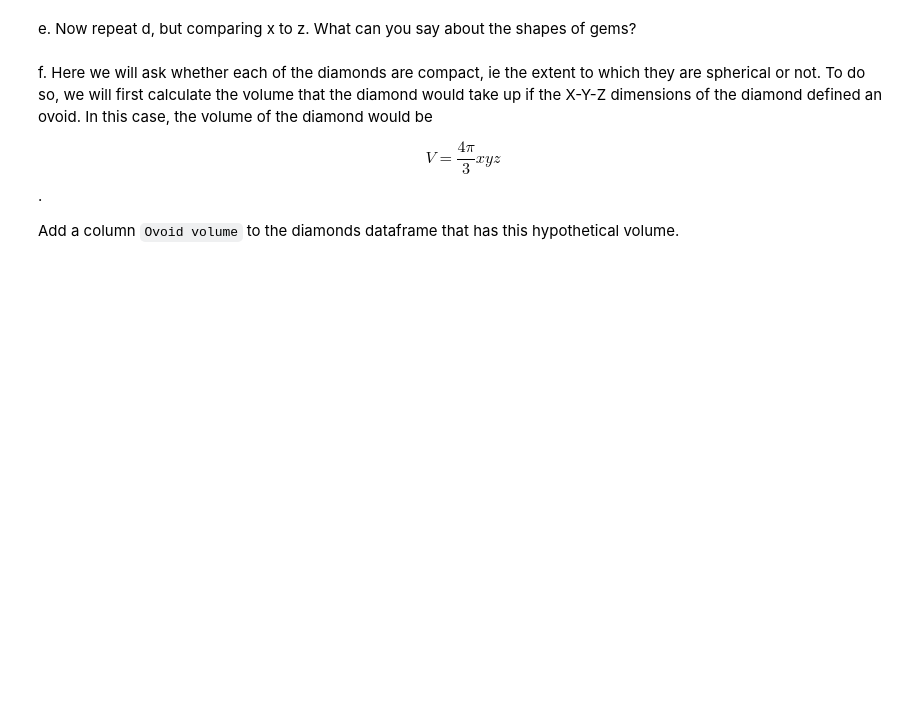
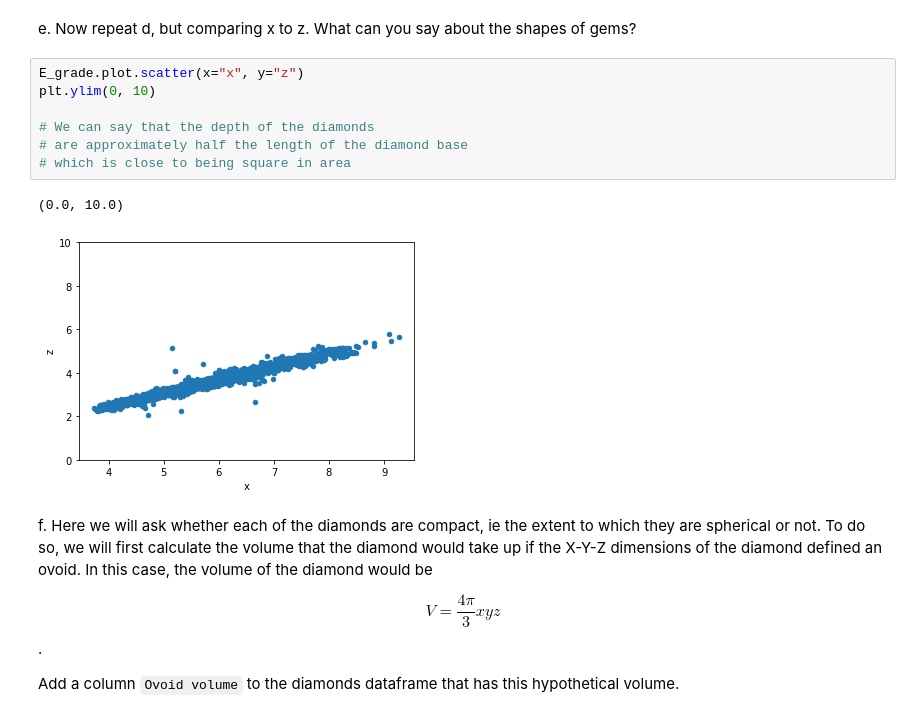
Before and after one commit to vivek-booshan/schulman, a Jupyter notebook: HW1/HW_1.ipynb, the cells around one changed output. Saved outputs shown, nothing was run; the diff lists cells and outputs as text; blank space fills up the shorter version.

```diff
--- a/HW1/HW_1.ipynb
+++ b/HW1/HW_1.ipynb
@@ -20,5 +71,15 @@ d.  What shapes are gems?  Create a scatter plot that compares the X vs Y dimens
 # %% [markdown]
 e. Now repeat d, but comparing x to z.  What can you say about the shapes of gems?
+# %%
+E_grade.plot.scatter(x="x", y="z")
+plt.ylim(0, 10)
+
+# We can say that the depth of the diamonds
+# are approximately half the length of the diamond base
+# which is close to being square in area
+# %% [output]
+(0.0, 10.0)
+[figure, added]
 # %% [markdown]
 f. Here we will ask whether each of the diamonds are compact, ie the extent to which they are spherical or not.
 To do so, we will first calculate the volume that the diamond would take up if  the X-Y-Z dimensions of the diamond defined an ovoid.  In this case, the volume of the diamond would be
```
Also changed, not shown: parts of 9 cells of this notebook, 1 other file.
